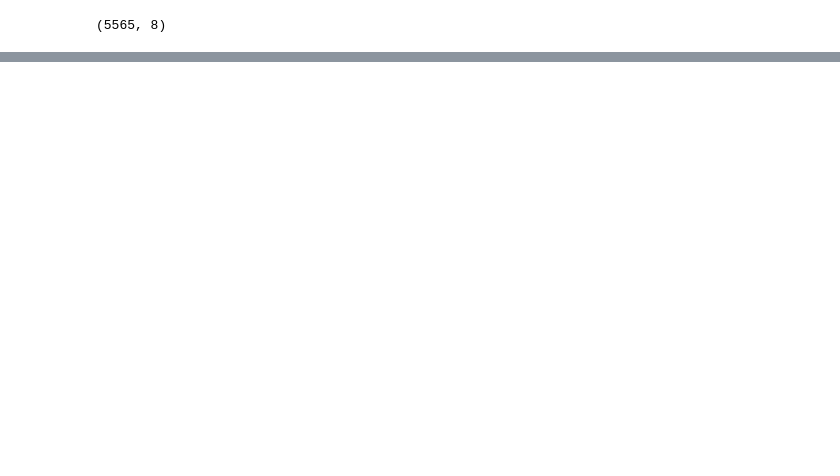
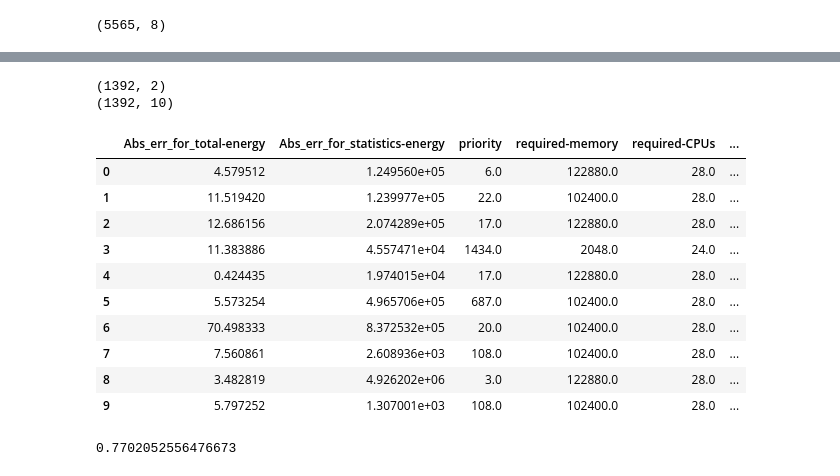
Before and after one commit to admire-eurohpc/AnomalyDetection, a Jupyter notebook: notebooks/energy_regression.ipynb, the cells around one changed output, grey strips where cells are left out. Saved outputs shown, nothing was run; the diff lists cells and outputs as text; code cells hidden in the pictures; blank space fills up the shorter version.

```diff
--- a/notebooks/energy_regression.ipynb
+++ b/notebooks/energy_regression.ipynb
@@ -75,0 +120,41 @@ Score for steps-statistics-energy-consumed: 0.8309842230521935
+# %%
+# Create a dataframe with the absolute errors
+ab = pd.DataFrame({'Abs_err_for_total-energy': ab_total, 'Abs_err_for_statistics-energy': ab_statistic})
+
+print(ab.shape)
+# Add the absolute errors and X_Test to new dataframe
+ab = pd.concat([ab, X_test], axis=1).reset_index(drop=True)
+print(ab.shape)
+ab.head(10)
+# %% [output]
+(1392, 2)
+(1392, 10)
+|  | Abs_err_for_total-energy | Abs_err_for_statistics-energy | priority | required-memory | required-CPUs | ... |
+| 0 | 4.579512 | 1.249560e+05 | 6.0 | 122880.0 | 28.0 | ... |
+| 1 | 11.519420 | 1.239977e+05 | 22.0 | 102400.0 | 28.0 | ... |
+| 2 | 12.686156 | 2.074289e+05 | 17.0 | 122880.0 | 28.0 | ... |
+| 3 | 11.383886 | 4.557471e+04 | 1434.0 | 2048.0 | 24.0 | ... |
+| 4 | 0.424435 | 1.974015e+04 | 17.0 | 122880.0 | 28.0 | ... |
+| 5 | 5.573254 | 4.965706e+05 | 687.0 | 102400.0 | 28.0 | ... |
+| 6 | 70.498333 | 8.372532e+05 | 20.0 | 102400.0 | 28.0 | ... |
+| 7 | 7.560861 | 2.608936e+03 | 108.0 | 102400.0 | 28.0 | ... |
+| 8 | 3.482819 | 4.926202e+06 | 3.0 | 122880.0 | 28.0 | ... |
+| 9 | 5.797252 | 1.307001e+03 | 108.0 | 102400.0 | 28.0 | ... |
+# %%
+# Cluster the test data
+from sklearn.cluster import KMeans, MiniBatchKMeans, DBSCAN
+from sklearn.metrics import silhouette_score
+
+X_test_normalized = normalizer.transform(X_test)
+
+# Create a KMeans model with 2 clusters: model
+kmans = KMeans(n_clusters=3, random_state=42)
+kmans.fit(X_test_normalized)
+
+# Use the .predict() method to predict the labels of X: labels
+labels = kmans.predict(X_test_normalized)
+
+# Calculate the silhouette_score
+silhouette_score(X_test_normalized, labels)
+# %% [output]
+0.7702052556476673
```
Also changed, not shown: parts of 9 cells of this notebook.
